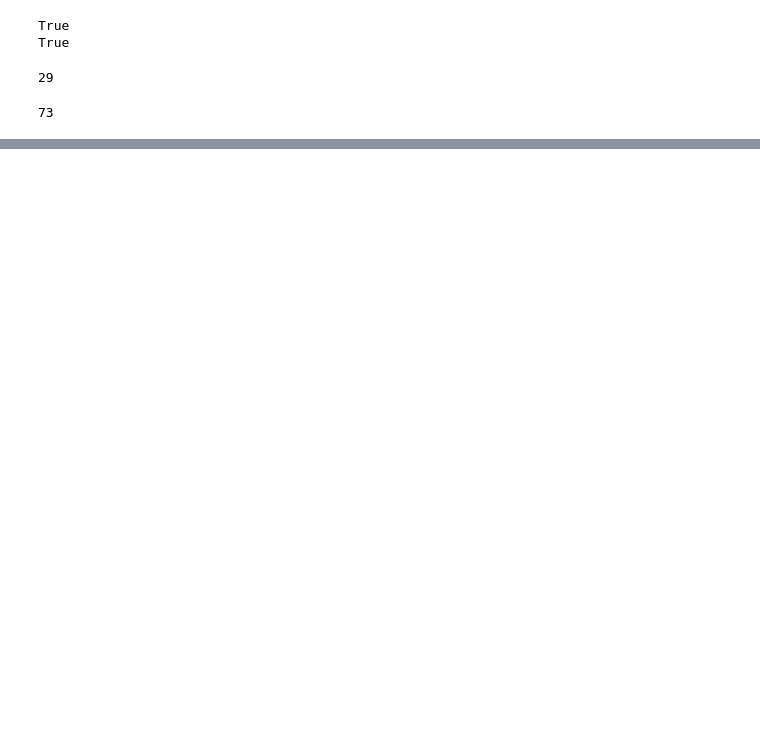
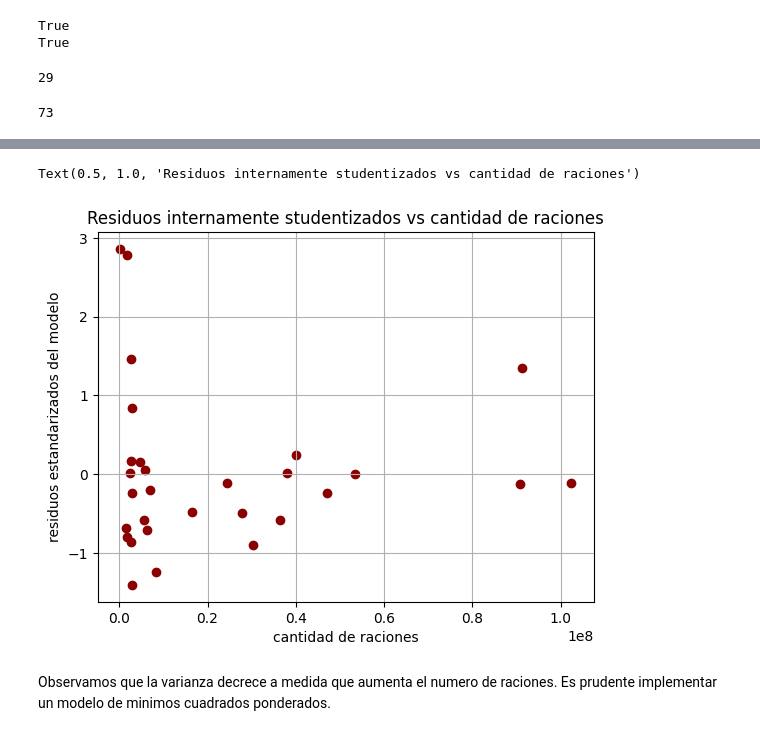
Before and after one commit to rbenatuilv/Junaeb-IMT-Capstone, a Jupyter notebook: costs_analysis_2019.ipynb, the cells around one changed output, grey strips where cells are left out. Cells and saved outputs as stored; diff of their text form; code cells hidden in the pictures; blank space fills up the shorter version.

```diff
--- a/costs_analysis_2019.ipynb
+++ b/costs_analysis_2019.ipynb
@@ -518,9 +503,3 @@ Notes:
 [1] Standard Errors assume that the covariance matrix of the errors is correctly specified.
 [2] The condition number is large, 4.69e+07. This might indicate that there are
 strong multicollinearity or other numerical problems.
-# %%
-num_alumnos = data_sum_x_ut['raciones_sum']/120 # 12 meses * 10 categorías de comida
-num_manipuladoras = num_alumnos//70
-data_sum_x_ut['n_manipuladoras'] = num_manipuladoras
-data_sum_x_ut['pagado_ajustado2'] = (data_sum_x_ut['pagado_sum'] - data_sum_x_ut['value']
-                                     - data_sum_x_ut['n_manipuladoras']*700000)/data_sum_x_ut['raciones_sum']
@@ -526,0 +508,30 @@ data_sum_x_ut['pagado_ajustado2'] = (data_sum_x_ut['pagado_sum'] - data_sum_x_ut
+# %%
+# Bajo supuesto, los residuos internamente estudentizados cumplen que stud_residuals_i ~ N(0,1)
+
+y = np.array(data_sum_x_ut['pagado_ajustado']).reshape(-1,1)
+x = np.array(data_sum_x_ut['raciones_sum']).reshape(-1,1)
+X = sm.add_constant(x) # añade columna de 1
+
+lm = LinearRegression(fit_intercept=False)
+lm.fit(X,y)
+
+pred = lm.predict(X)
+residuals = y - pred
+
+n, p = X.shape
+mse_resid = np.sum(residuals**2) / (n - p)
+H = X @ np.linalg.inv(X.T @ X) @ X.T
+
+denominator = np.sqrt(mse_resid * (1 - np.diagonal(H))).reshape(-1,1)
+stud_residuals = np.divide(residuals, denominator)
+# %%
+plt.scatter(x=x, y=stud_residuals, color='darkred')
+plt.grid()
+plt.xlabel('cantidad de raciones')
+plt.ylabel('residuos estandarizados del modelo')
+plt.title('Residuos internamente studentizados vs cantidad de raciones')
+# %% [output]
+Text(0.5, 1.0, 'Residuos internamente studentizados vs cantidad de raciones')
+[figure, added]
+# %% [markdown]
+Observamos que la varianza decrece a medida que aumenta el numero de raciones. Es prudente implementar un modelo de minimos cuadrados ponderados.
```
Also changed, not shown: parts of 24 cells of this notebook, 1 other file.
